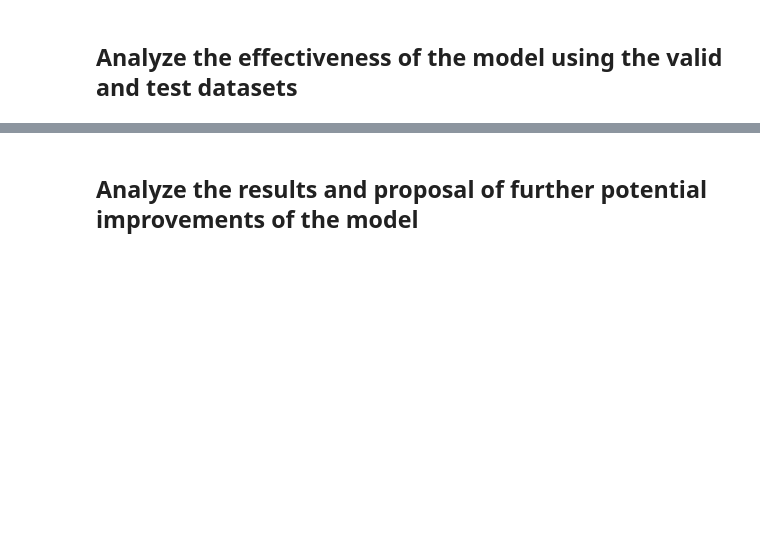
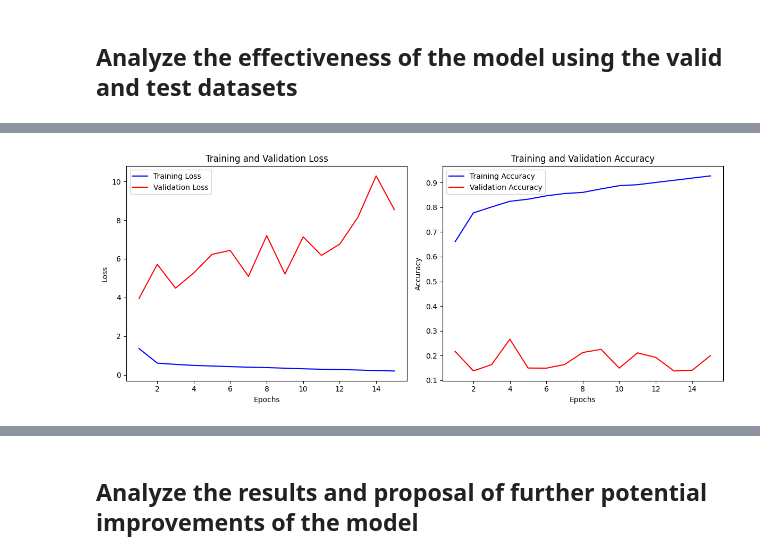
Before and after one commit to AndriyBabiy/goit_deep-learning, a Jupyter notebook: 02_Image_Classification.ipynb, the cells around one changed output, grey strips where cells are left out. Saved outputs shown, nothing was run; the diff lists cells and outputs as text; code cells hidden in the pictures; blank space fills up the shorter version.

```diff
--- a/02_Image_Classification.ipynb
+++ b/02_Image_Classification.ipynb
@@ -157,0 +467,26 @@ glacier: 2404
+# %%
+def plot_training_metrics(train_losses, train_accuracies, val_losses, val_accuracies):
+    epochs = range(1, len(train_losses) + 1)
+
+    plt.figure(figsize=(12, 5))
+
+    # Plot loss
+    plt.subplot(1, 2, 1)
+    plt.plot(epochs, train_losses, 'b-', label='Training Loss')
+    plt.plot(epochs, val_losses, 'r-', label='Validation Loss')
+    plt.title('Training and Validation Loss')
+    plt.xlabel('Epochs')
+    plt.ylabel('Loss')
+    plt.legend()
+
+    # Plot accuracy
+    plt.subplot(1, 2, 2)
+    plt.plot(epochs, train_accuracies, 'b-', label='Training Accuracy')
+    plt.plot(epochs, val_accuracies, 'r-', label='Validation Accuracy')
+    plt.title('Training and Validation Accuracy')
+    plt.xlabel('Epochs')
+    plt.ylabel('Accuracy')
+    plt.legend()
+
+    plt.tight_layout()
+    plt.show()
@@ -157,0 +534,4 @@ glacier: 2404
+# %%
+plot_training_metrics(train_losses, train_accuracies, val_losses, val_accuracies)
+# %% [output]
+[figure, added]
```
Also changed, not shown: parts of 16 cells of this notebook.
